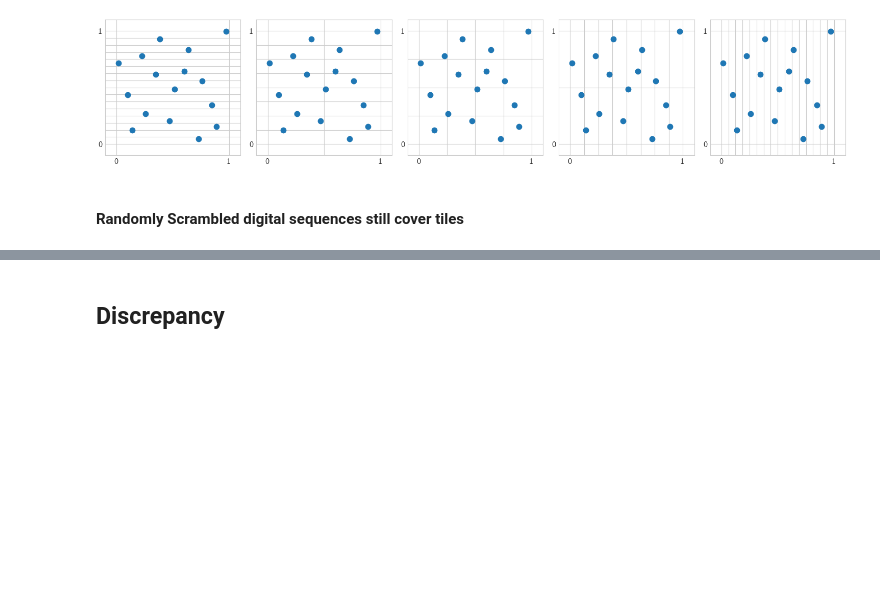
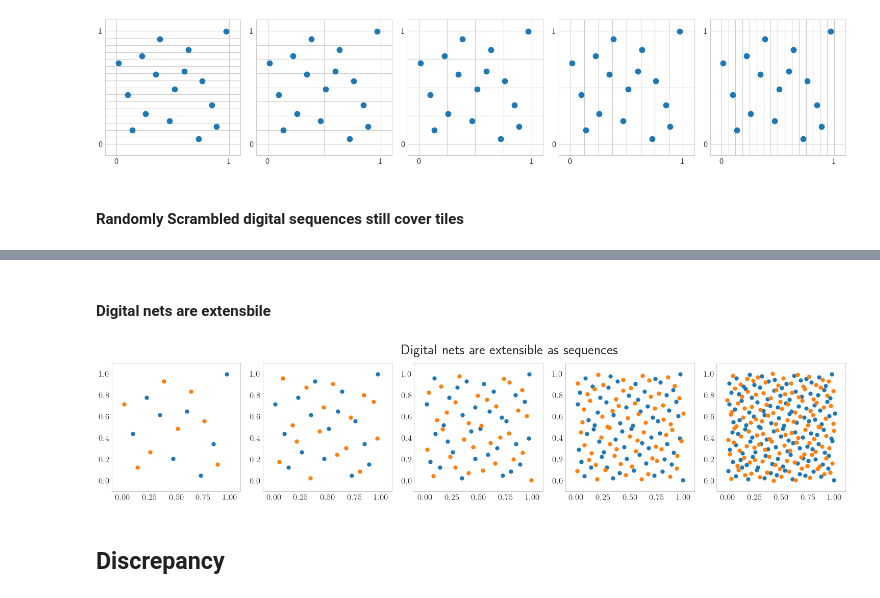
Before and after one commit to QMCSoftware/QMCSoftware, a Jupyter notebook: demos/talk_paper_demos/MCQMC2024Tutorial/MCQMC2024Tutorial.ipynb, the cells around one changed output, grey strips where cells are left out. Saved outputs shown, nothing was run; the diff lists cells and outputs as text; code cells hidden in the pictures; blank space fills up the shorter version.

```diff
--- a/demos/talk_paper_demos/MCQMC2024Tutorial/MCQMC2024Tutorial.ipynb
+++ b/demos/talk_paper_demos/MCQMC2024Tutorial/MCQMC2024Tutorial.ipynb
@@ -362,3 +362,26 @@ if savefigs:
+# %% [markdown]
+#### Digital nets are extensbile
+# %%
+d = 2
+n_list = np.array([8, 16, 32, 64, 128, 256])
+n_plt = len(n_list)-1
+x_sob = qp.Sobol(2, seed = 29).gen_samples(n_list[-1])
+
+fig, ax = plt.subplots(1,n_plt,figsize = (15,5))
+n_scr = 3
+for ii, nn in enumerate(n_list[:n_plt]):
+    ax[ii].set_xlim([-0.1, 1.1])
+    ax[ii].set_ylim([-0.1, 1.1])
+    ax[ii].plot(x_sob[:n_list[ii],0],x_sob[:n_list[ii],1], '.', ms = 10)
+    ax[ii].plot(x_sob[n_list[ii]:n_list[ii+1],0],x_sob[n_list[ii]:n_list[ii+1],1], '.', ms = 10)
+    ax[ii].set_aspect(1)
+    ax[ii].grid(False)
+
+fig.text(0.55,0.8,f"Digital nets are extensible as sequences", ha = 'center', va = 'center', fontsize = 20)
+if savefigs:
+        fig.savefig(figpath+f"extensible_scrambled_sobol_sequence_d{d:.0f}."+imgfrmt,format=imgfrmt)
+# %% [output]
+[figure, added]
 # %% [markdown]
 ## Discrepancy
 # %% [markdown]
```
Also changed, not shown: parts of 3 cells of this notebook.
